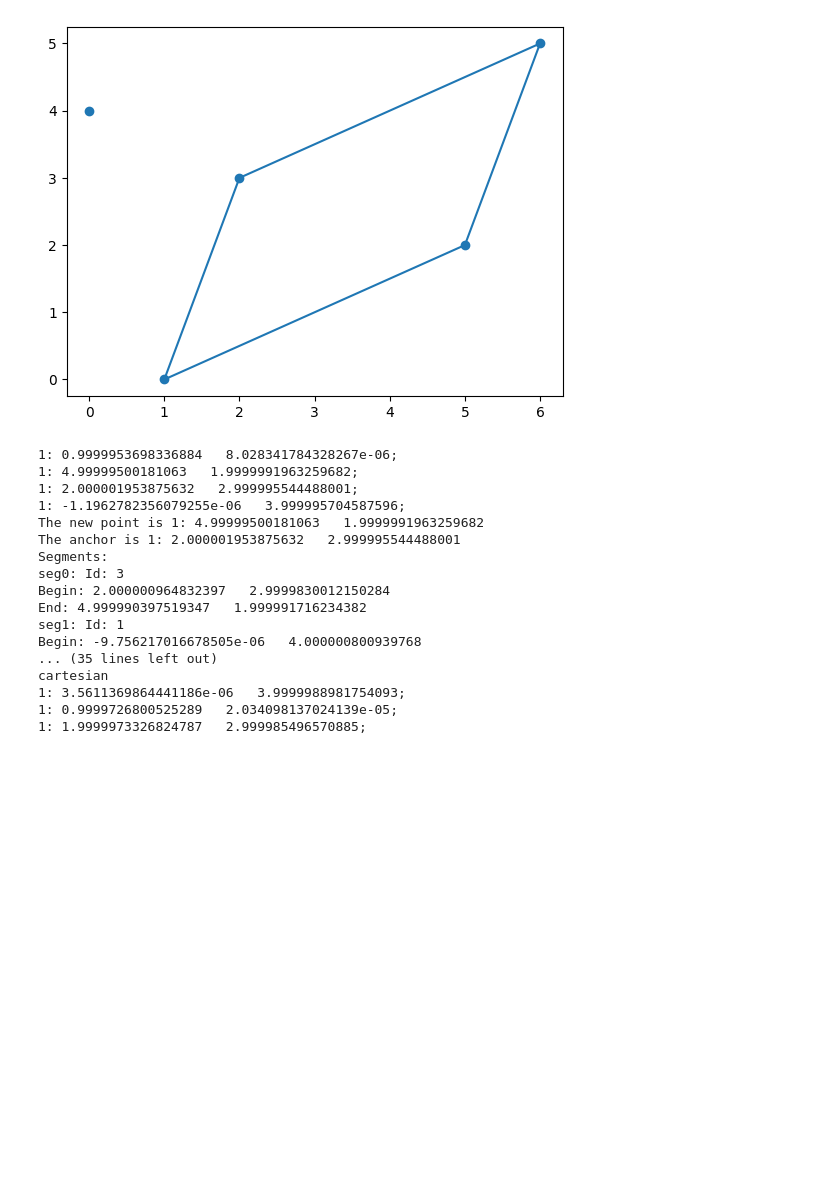
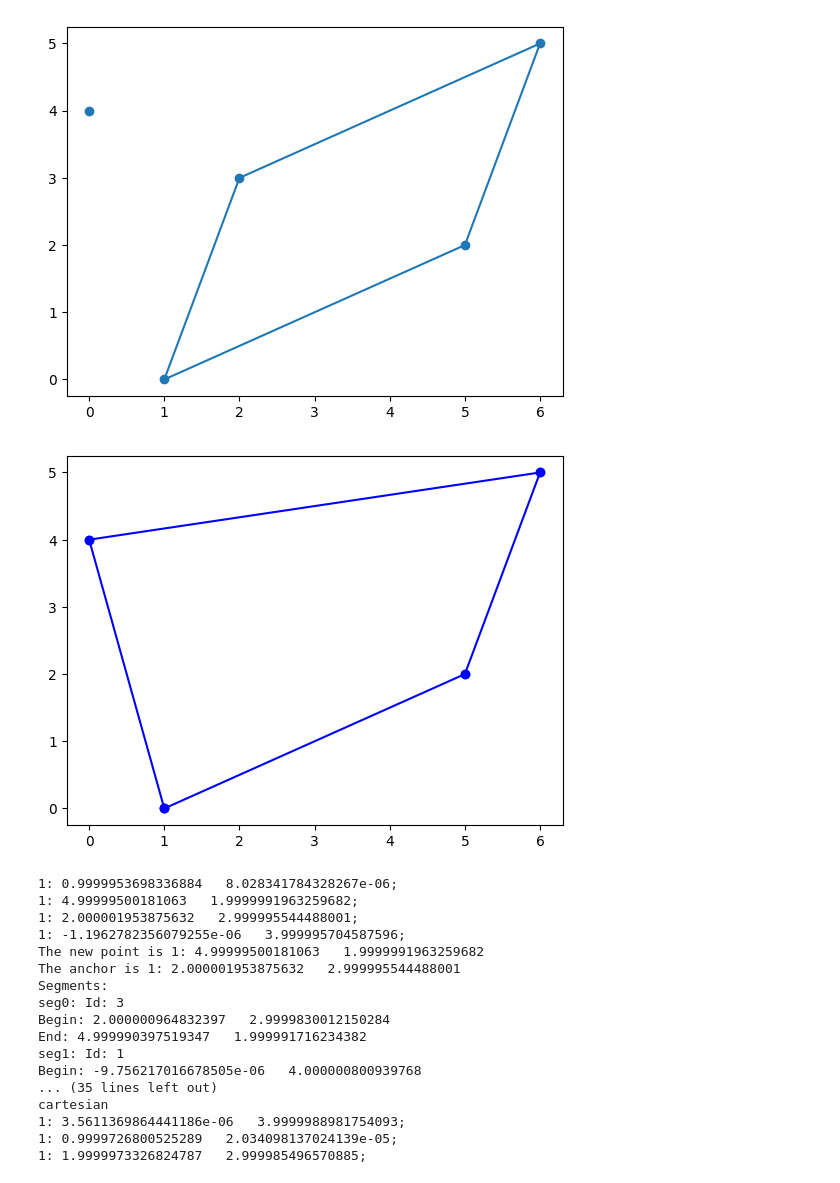
Before and after one commit to attiilla/Alg2, a Jupyter notebook: TP1/TP1.ipynb, the cells around one changed output. Drawn from its saved outputs; the diff is of its cells as text; code cells hidden in the pictures; blank space fills up the shorter version.

Commit message:
convex hull working with example

```diff
--- a/TP1/TP1.ipynb
+++ b/TP1/TP1.ipynb
@@ -48,11 +47,6 @@ class Point:
     def __str__(self):
         return str(self.id)+": "+str(self.x)+"   "+str(self.y)
 
-    def __eq__(self,other):
-        return self.x==other.x and self.y==other.y
-
-    def __hash__(self):
-        return hash((self.x, self.y))
 
     def __lt__(self,other):
         if isinstance(other, Point):
@@ -66,6 +60,8 @@ class Point:
         else:
             raise TypeError("Unsupported operand type")
 
+
+
     def Shake(self,shake):
         shakes = np.random.uniform(-shake,shake,2)
         self.x+=shakes[0]
@@ -402,3 +402,25 @@ def ConvexHullA(rb_tree_points):
+# %%
+Point.Reset()
+Segment.Reset()
+rbt = SortedDict(lambda p: p.x)
+#Test convex hull
+p1 = Point(1,0)
+p2 = Point(2,3)
+p3 = Point(5,2)
+p4 = Point(6,5)
+p5 = Point(0,4)
+
+rbt[p1] = None
+rbt[p2] = None
+rbt[p3] = None
+rbt[p4] = None
+rbt[p5] = None
+#PrintPoints(rbt)
+ph = ConvexHullA(rbt)
+PrintPoints(ph)
+PrintHullA(ph)
+# %% [output]
+[figure, added]
 # %%
 def ConvexHullA_BUG_NO_SISTEMA_ALGUEM_ME_DESCONFIGUROU(rb_tree_points):
     hull_points = SortedDict(X_Coord)
```
Also changed, not shown: parts of 7 cells of this notebook.
